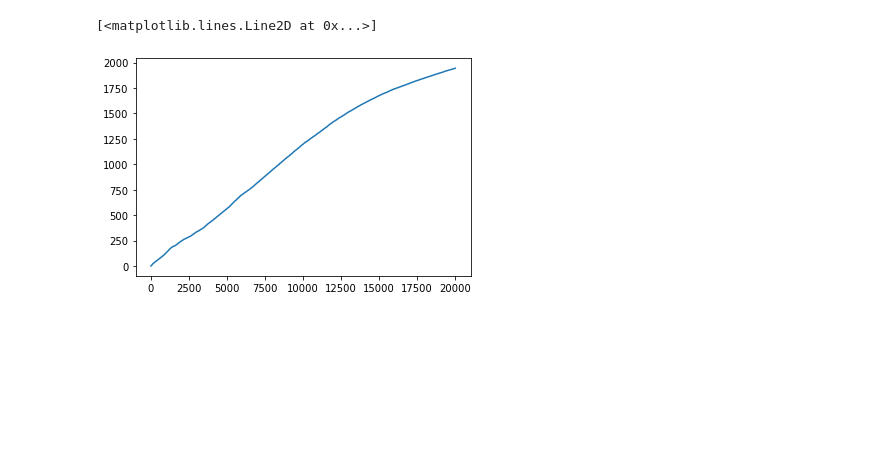
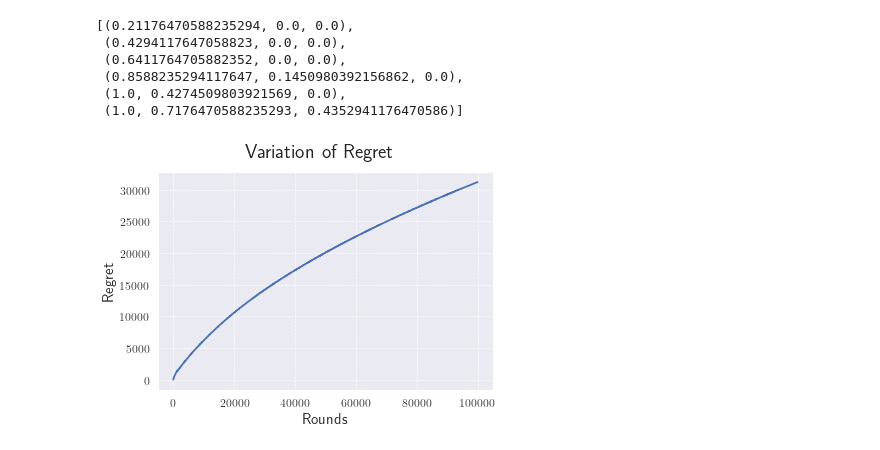
Before and after one commit to abhishek-sinha-tifr/COCO, a Jupyter notebook: COCO-sim.ipynb, the cells around one changed output. Drawn from its saved outputs; the diff is of its cells as text; code cells hidden in the pictures; blank space fills up the shorter version.

Commit message:
Regret and Violation plot for 2 player game

```diff
--- a/COCO-sim.ipynb
+++ b/COCO-sim.ipynb
@@ -48,10 +47,12 @@ class Adversary_2Player:
         self.n=n
         self.A=np.random.randn(n,n)
         self.C_x=np.random.rand(n,1)
-        self.C_y=np.random.rand(n,1)
+        self.C_y=0.5*np.random.rand(n,1)  ## forcing a strict feasibility on every round
+        self.cost_grad_sum=np.zeros([n,1]) ## state variable used to compute regret
 
     def grad_f(self, x):
         best_action=np.argmax((self.A.T)@x) # computes the current best action of the adversary
+        self.cost_grad_sum+=self.A[:,best_action].reshape(-1,1) # updating the sum of gradients of cost
         return self.A[:,best_action].reshape(-1,1) # returns a column vector
 
     def f_val(self, x):
@@ -115,17 +117,19 @@ class Adversary_banknote_authentication:
 # %%
 ### Implements the driver code
 
-T=20000 # number of steps -- seems like T needs to be large for the constraint to be satisfied if the cost function
+T=100000 # number of steps -- seems like T needs to be large for the constraint to be satisfied if the cost function
 ## is not strongly convex
-n=500   # dimension of the action
+n=100   # dimension of the action
 
 coco = COCO(n,T) ### Algorithm object
+
 #adversary= Adversary_Test(n) ### Adversary object
-##adversary=Adversary_banknote_authentication(n)
+#adversary=Adversary_banknote_authentication(n)
 adversary=Adversary_2Player(n)
 
 cost_vec=np.zeros([1,T])
 violation_vec=np.zeros([1,T]) ### Arrays to store the cumulative cost and violation incurred by COCO
+regret_vec=np.zeros([1,T])
 
 for t in range(T):
     current_action=coco.x # getting the current action of the algorithm
@@ -145,11 +149,44 @@ for t in range(T):
     #### recording the statistics
     cost_vec[0,t]=coco.TotalCost
     violation_vec[0,t]=coco.Q
+    regret_vec[0,t]=coco.TotalCost - min(adversary.cost_grad_sum) ## this is a little erroneous as it computes regret over the entire admissible set
-# %%
-## plotting the results
-import pylab
-pylab.figure(1)
-pylab.plot(range(T), violation_vec.T)
-# %% [output]
-[<matplotlib.lines.Line2D at 0x...>]
-[figure, removed]
+# %%
+## plotting the results
+#import pylab
+import seaborn as sns
+import matplotlib.pyplot as plt
+plt.rcParams['text.usetex'] = True
+#sns.set(style='ticks', palette='Set2')
+sns.set()
+
+sns.set_theme("paper")
+sns.set_style("dark")
+sns.color_palette("gist_heat")
+
+#ax = plt.plot(figsize=(10,6))
+#pylab.figure(1)
+#pylab.plot(range(T), violation_vec.T)
+#pylab.figure(2)
+#pylab.plot(range(T), regret_vec.T)
+# %% [output]
+[(0.21176470588235294, 0.0, 0.0),
+ (0.4294117647058823, 0.0, 0.0),
+ (0.6411764705882352, 0.0, 0.0),
+ (0.8588235294117647, 0.1450980392156862, 0.0),
+ (1.0, 0.4274509803921569, 0.0),
+ (1.0, 0.7176470588235293, 0.4352941176470586)]
+# %%
+#pylab.figure(2)
+#pylab.plot(range(T), cost_vec.T)
+#sum(coco.x)
+#plt.figure(dpi=1000)
+plt.ylabel("Regret", fontsize=15)
+plt.xlabel("Rounds", fontsize=15)
+plt.plot(range(T), regret_vec.T, linewidth = 1.8)
+plt.grid(linestyle = '--', linewidth = 0.7)
+plt.xticks(fontsize=12)
+plt.yticks(fontsize=12)
+plt.suptitle('Variation of Regret', fontsize=20)
+plt.savefig('Regret_variation_plt', dpi=1000)
+# %% [output]
+[figure, added]
```
Also changed, not shown: parts of 3 cells of this notebook, 2 other files.
